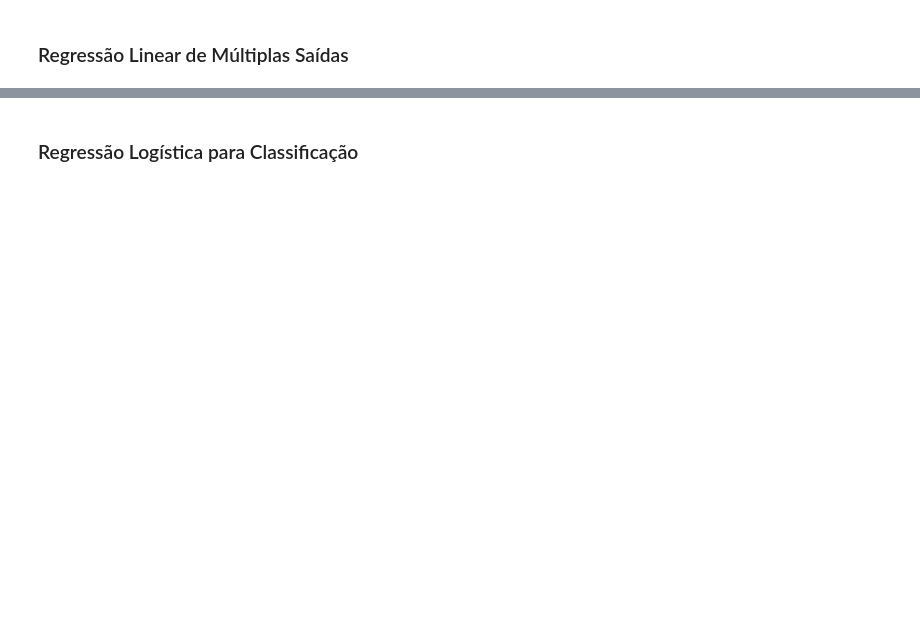
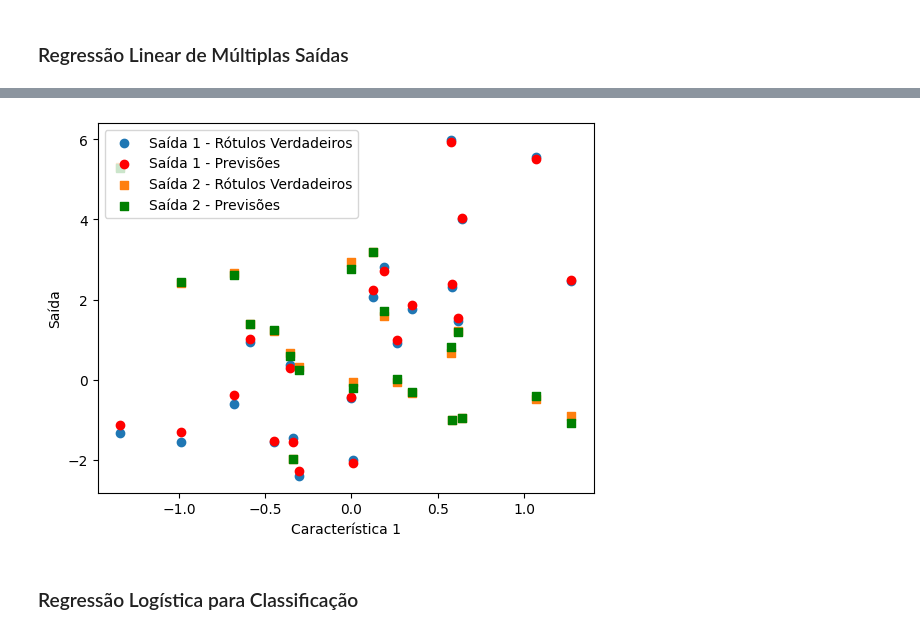
Before and after one commit to k3ybladewielder/deep_learning, a Jupyter notebook: deep_nn_pytorch/deep_nn_pytorch.ipynb, the cells around one changed output, grey strips where cells are left out. Drawn from its saved outputs; the diff is of its cells as text; code cells hidden in the pictures; blank space fills up the shorter version.

```diff
--- a/deep_nn_pytorch/deep_nn_pytorch.ipynb
+++ b/deep_nn_pytorch/deep_nn_pytorch.ipynb
@@ -852,0 +1048,83 @@ Os hiperparâmetros podem ser ajustados, como o número de épocas, a taxa de ap
+# %%
+import torch
+import torch.nn as nn
+import torch.optim as optim
+import matplotlib.pyplot as plt
+
+# Gerando dados fictícios
+torch.manual_seed(42)
+
+# Três características (variáveis independentes)
+X1 = torch.randn(100, 1)
+X2 = torch.randn(100, 1)
+X3 = torch.randn(100, 1)
+
+# Combinando as características em uma matriz de entrada X
+X = torch.cat((X1, X2, X3), dim=1)
+
+# Coeficientes verdadeiros
+true_coeffs = torch.tensor([[3.0, 2.0, 1.0], [-1.0, 0.5, 2.0]])
+
+# Adicionando um termo de erro pequeno
+error = 0.1 * torch.randn(100, 2)
+
+# Criando os rótulos (variáveis dependentes) Y
+Y = X.mm(true_coeffs.t()) + error
+
+# Dividindo os dados em treino e teste
+X_train, X_test = X[:80, :], X[80:, :]
+Y_train, Y_test = Y[:80, :], Y[80:, :]
+
+# Definindo um modelo de regressão linear múltipla com múltiplas saídas
+class MultipleLinearRegressionModel(nn.Module):
+    def __init__(self, input_size, output_size):
+        super(MultipleLinearRegressionModel, self).__init__()
+        self.linear = nn.Linear(input_size, output_size)
+
+    def forward(self, x):
+        return self.linear(x)
+
+# Instanciando o modelo
+input_size = 3  # Três características
+output_size = 2  # Duas saídas
+model = MultipleLinearRegressionModel(input_size, output_size)
+
+# Definindo a função de perda e o otimizador
+criterion = nn.MSELoss()
+optimizer = optim.SGD(model.parameters(), lr=0.01)
+
+# Convertendo dados para tensores
+X_train, Y_train = torch.tensor(X_train, dtype=torch.float32), torch.tensor(Y_train, dtype=torch.float32)
+X_test, Y_test = torch.tensor(X_test, dtype=torch.float32), torch.tensor(Y_test, dtype=torch.float32)
+
+# Treinando o modelo
+num_epochs = 1000
+
+for epoch in range(num_epochs):
+    model.train()  # Modo de treino
+    optimizer.zero_grad()
+    outputs = model(X_train)
+    loss = criterion(outputs, Y_train)
+    loss.backward()
+    optimizer.step()
+
+    if (epoch + 1) % 100 == 0:
+        print(f'Época [{epoch + 1}/{num_epochs}], Perda: {loss.item():.4f}')
+
+# Avaliando o modelo no conjunto de teste
+model.eval()  # Modo de avaliação
+with torch.no_grad():
+    predictions = model(X_test)
+
+# Visualizando os resultados
+plt.scatter(X_test[:, 0], Y_test[:, 0], label='Saída 1 - Rótulos Verdadeiros')
+plt.scatter(X_test[:, 0], predictions[:, 0], label='Saída 1 - Previsões', color='red')
+
+plt.scatter(X_test[:, 0], Y_test[:, 1], label='Saída 2 - Rótulos Verdadeiros', marker='s')
+plt.scatter(X_test[:, 0], predictions[:, 1], label='Saída 2 - Previsões', color='green', marker='s')
+
+plt.xlabel('Característica 1')
+plt.ylabel('Saída')
+plt.legend()
+plt.show()
+# %% [output]
@@ -853,2 +1141,3 @@ Os hiperparâmetros podem ser ajustados, como o número de épocas, a taxa de ap
+[figure, added]
 # %% [markdown]
 ### Regressão Logística para Classificação
```
Also changed, not shown: parts of 30 cells of this notebook, 1 other file.
